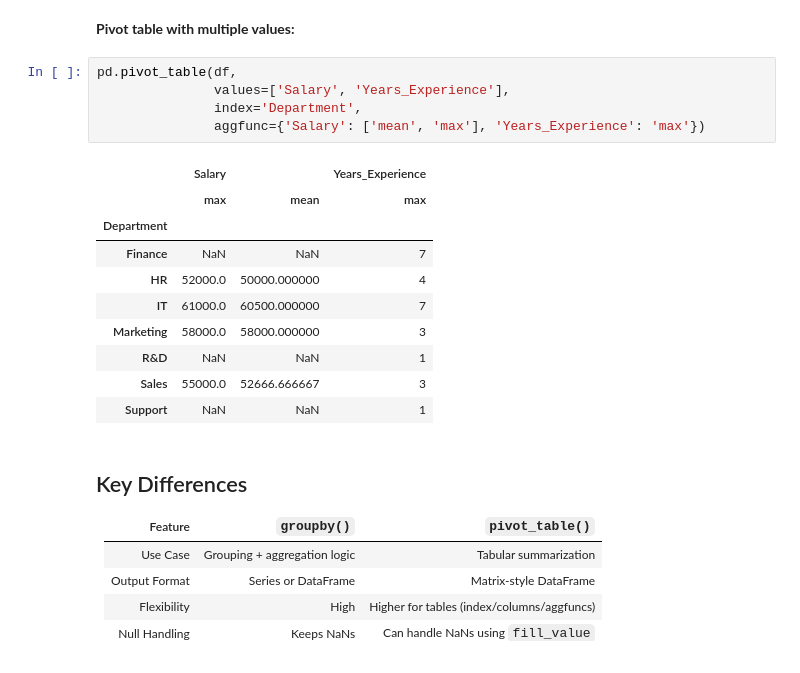
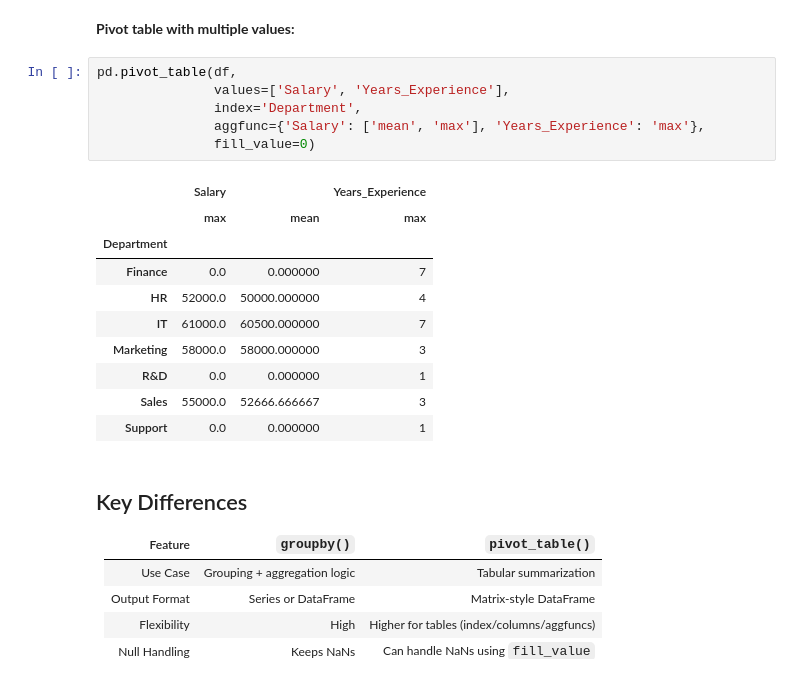
Before and after one commit to YazeedAsmar/Python, a Jupyter notebook: Data Analysis/Level 2/groupby_and_pivot_tables.ipynb, the cells around one changed output. Drawn from its saved outputs; the diff is of its cells as text.

```diff
--- a/Data Analysis/Level 2/groupby_and_pivot_tables.ipynb
+++ b/Data Analysis/Level 2/groupby_and_pivot_tables.ipynb
@@ -214,19 +178,20 @@ display(pivot_without_nan_column)
 # %%
 pd.pivot_table(df,
                values=['Salary', 'Years_Experience'],
                index='Department',
-               aggfunc={'Salary': ['mean', 'max'], 'Years_Experience': 'max'})
+               aggfunc={'Salary': ['mean', 'max'], 'Years_Experience': 'max'},
+               fill_value=0)
 # %% [output]
 |  | Salary |  | Years_Experience |
 |  | max | mean | max |
 | Department |  |  |  |
-| Finance | NaN | NaN | 7 |
+| Finance | 0.0 | 0.000000 | 7 |
 | HR | 52000.0 | 50000.000000 | 4 |
 | IT | 61000.0 | 60500.000000 | 7 |
 | Marketing | 58000.0 | 58000.000000 | 3 |
-| R&D | NaN | NaN | 1 |
+| R&D | 0.0 | 0.000000 | 1 |
 | Sales | 55000.0 | 52666.666667 | 3 |
-| Support | NaN | NaN | 1 |
+| Support | 0.0 | 0.000000 | 1 |
 # %% [markdown]
 ## Key Differences
 
```
Also changed, not shown: parts of 4 cells of this notebook.
